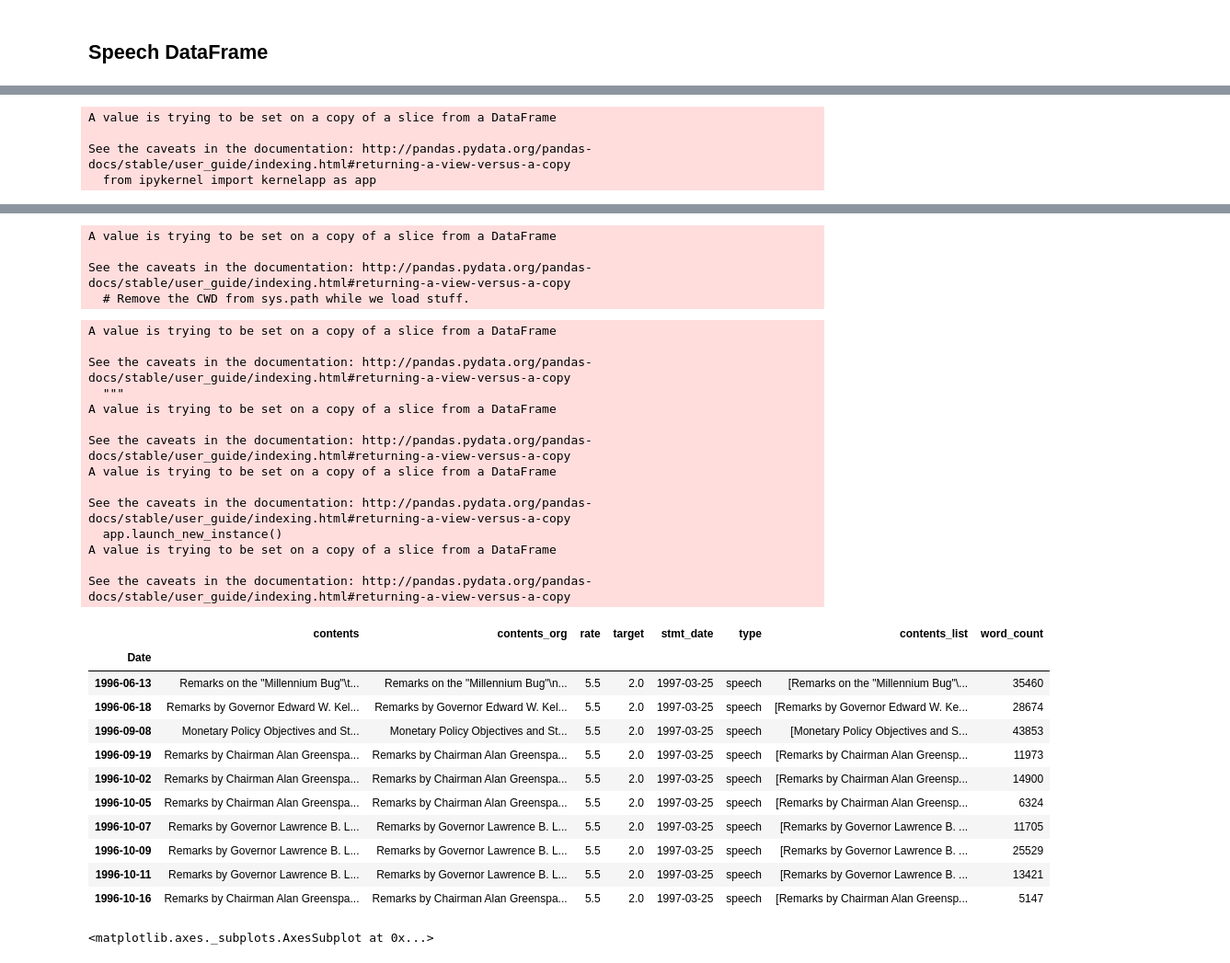
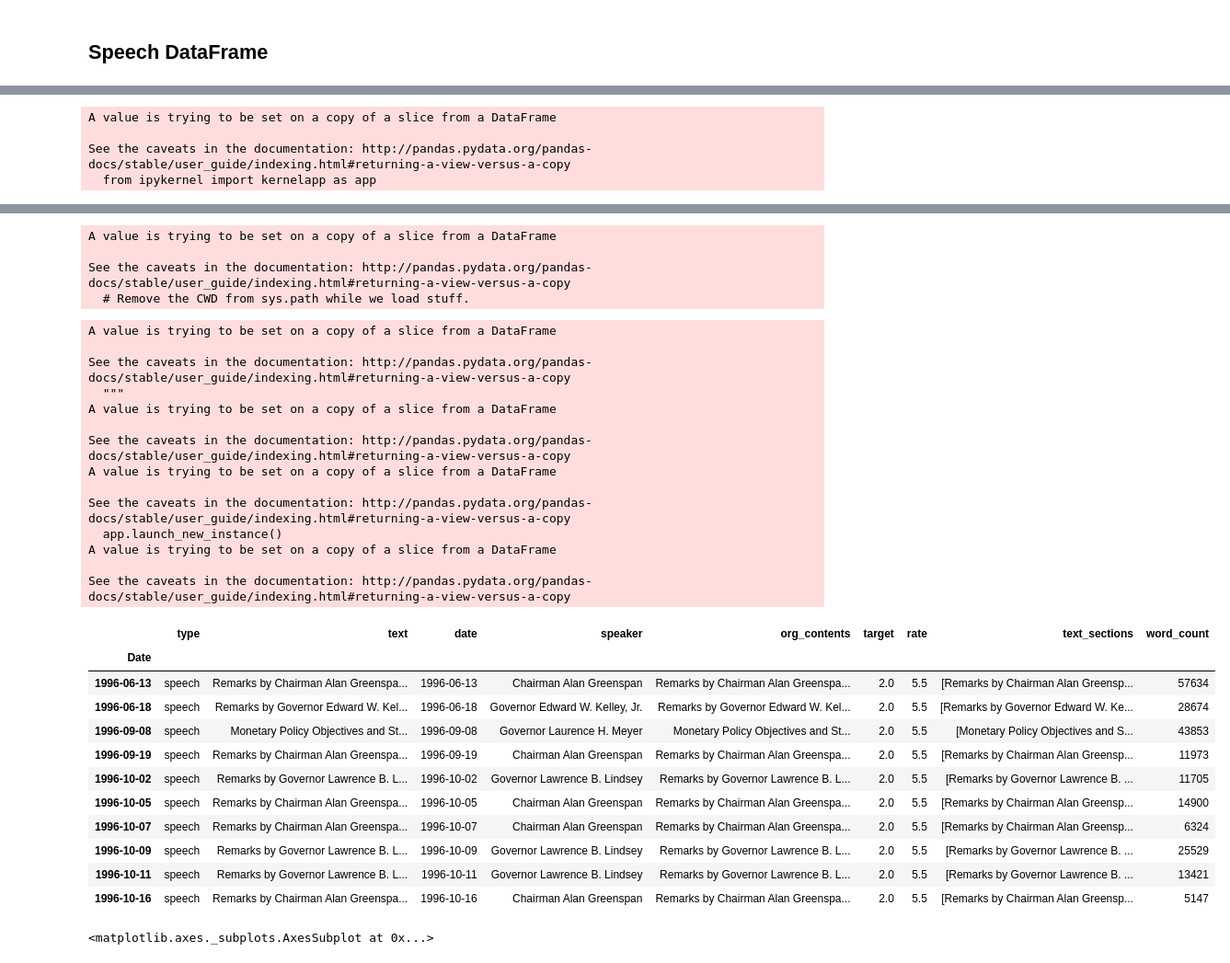
Before and after one commit to yukit-k/centralbank_analysis, a Jupyter notebook: src/FOMC_Analysis_Preprocess.ipynb, the cells around one changed output, grey strips where cells are left out. Shown at 92% size. Drawn from its saved outputs; the diff is of its cells as text; code cells hidden in the pictures.

```diff
--- a/src/FOMC_Analysis_Preprocess.ipynb
+++ b/src/FOMC_Analysis_Preprocess.ipynb
@@ -69,26 +69,26 @@ def get_rate(x):
         return None
 # %%
 def remove_short_section(df, min_words=50):
-    for i in range(len(df)):
-        contents_bk_0 = df["contents"][i]
+    for i in tqdm(range(len(df))):
+        contents_bk_0 = df["text"][i]
         contents_bk_20 = ""
-        df["contents"][i] = ""
-        for section in df["contents_list"][i]:
+        df["text"][i] = ""
+        for section in df["text_sections"][i]:
             words = re.findall(r'\b([a-zA-Z]+n\'t|[a-zA-Z]+\'s|[a-zA-Z]+)\b', section.lower())
             num_words = len(words)
             if num_words > min_words:
-                df["contents"][i] += section
+                df["text"][i] += section
             if num_words > 20:
                 contents_bk_20 += section
         # Fall back
-        if df["contents"][i] == "":
+        if df["text"][i] == "":
             if contents_bk_20 =="":
-                df["contents"][i] = contents_bk_0
+                df["text"][i] = contents_bk_0
             else:
-                df["contents"][i] = contents_bk_20
+                df["text"][i] = contents_bk_20
 
         # Update the word count
-        words = re.findall(r'\b([a-zA-Z]+n\'t|[a-zA-Z]+\'s|[a-zA-Z]+)\b', df["contents"][i].lower())
+        words = re.findall(r'\b([a-zA-Z]+n\'t|[a-zA-Z]+\'s|[a-zA-Z]+)\b', df["text"][i].lower())
         df['word_count'][i] = len(words)
 # %%
 def get_split(text, split_len=150, overlap=50):
@@ -696,53 +840,60 @@ speech_df
 # %%
-speech_df["contents_org"] = speech_df["contents"]
-speech_df['rate'] = speech_df.index.map(get_rate)
-speech_df['target'] = speech_df.index.map(get_rate_change)
-speech_df['stmt_date'] = speech_df.index.map(get_statement_date)
-speech_df["type"] = "speech"
-speech_df.dropna(inplace=True, axis=0, subset=['target'])
+# Reorganize the dataframe
+dict = {
+    "type": pd.Series(["speech"]*len(speech_df), index=speech_df.index),
+    "text": speech_df["contents"],
+    "date": speech_df.index,
+    "speaker": speech_df["speaker"],
+    "org_contents": speech_df["contents"],
+    "target": speech_df.index.map(get_rate_change),
+    "rate": speech_df.index.map(get_rate)
+}
+
+speech_df = pd.DataFrame(dict)
+speech_df.dropna(subset=['target'], axis=0, inplace=True)
 
 remove_return_code(speech_df)
 separate_sections(speech_df)
 add_word_count(speech_df)
 remove_short_section(speech_df, 50)
 
 speech_df.head(10)
 # %% [output]
 A value is trying to be set on a copy of a slice from a DataFrame
 
 See the caveats in the documentation: http://pandas.pydata.org/pandas-docs/stable/user_guide/indexing.html#returning-a-view-versus-a-copy
   from ipykernel import kernelapp as app
 [interactive output not drawn]
 A value is trying to be set on a copy of a slice from a DataFrame
 
 See the caveats in the documentation: http://pandas.pydata.org/pandas-docs/stable/user_guide/indexing.html#returning-a-view-versus-a-copy
   # Remove the CWD from sys.path while we load stuff.
 A value is trying to be set on a copy of a slice from a DataFrame
 
 See the caveats in the documentation: http://pandas.pydata.org/pandas-docs/stable/user_guide/indexing.html#returning-a-view-versus-a-copy
   """
 A value is trying to be set on a copy of a slice from a DataFrame
 
 See the caveats in the documentation: http://pandas.pydata.org/pandas-docs/stable/user_guide/indexing.html#returning-a-view-versus-a-copy
 A value is trying to be set on a copy of a slice from a DataFrame
 
 See the caveats in the documentation: http://pandas.pydata.org/pandas-docs/stable/user_guide/indexing.html#returning-a-view-versus-a-copy
   app.launch_new_instance()
 A value is trying to be set on a copy of a slice from a DataFrame
 
 See the caveats in the documentation: http://pandas.pydata.org/pandas-docs/stable/user_guide/indexing.html#returning-a-view-versus-a-copy
-|  | contents | contents_org | rate | target | stmt_date | type | contents_list | word_count |
-| Date |  |  |  |  |  |  |  |  |
-| 1996-06-13 | Remarks on the "Millennium Bug"\t... | Remarks on the "Millennium Bug"\n... | 5.5 | 2.0 | 1997-03-25 | speech | [Remarks on the "Millennium Bug"\... | 35460 |
-| 1996-06-18 | Remarks by Governor Edward W. Kel... | Remarks by Governor Edward W. Kel... | 5.5 | 2.0 | 1997-03-25 | speech | [Remarks by Governor Edward W. Ke... | 28674 |
-| 1996-09-08 | Monetary Policy Objectives and St... | Monetary Policy Objectives and St... | 5.5 | 2.0 | 1997-03-25 | speech | [Monetary Policy Objectives and S... | 43853 |
-| 1996-09-19 | Remarks by Chairman Alan Greenspa... | Remarks by Chairman Alan Greenspa... | 5.5 | 2.0 | 1997-03-25 | speech | [Remarks by Chairman Alan Greensp... | 11973 |
-| 1996-10-02 | Remarks by Chairman Alan Greenspa... | Remarks by Chairman Alan Greenspa... | 5.5 | 2.0 | 1997-03-25 | speech | [Remarks by Chairman Alan Greensp... | 14900 |
-| 1996-10-05 | Remarks by Chairman Alan Greenspa... | Remarks by Chairman Alan Greenspa... | 5.5 | 2.0 | 1997-03-25 | speech | [Remarks by Chairman Alan Greensp... | 6324 |
-| 1996-10-07 | Remarks by Governor Lawrence B. L... | Remarks by Governor Lawrence B. L... | 5.5 | 2.0 | 1997-03-25 | speech | [Remarks by Governor Lawrence B. ... | 11705 |
-| 1996-10-09 | Remarks by Governor Lawrence B. L... | Remarks by Governor Lawrence B. L... | 5.5 | 2.0 | 1997-03-25 | speech | [Remarks by Governor Lawrence B. ... | 25529 |
-| 1996-10-11 | Remarks by Governor Lawrence B. L... | Remarks by Governor Lawrence B. L... | 5.5 | 2.0 | 1997-03-25 | speech | [Remarks by Governor Lawrence B. ... | 13421 |
-| 1996-10-16 | Remarks by Chairman Alan Greenspa... | Remarks by Chairman Alan Greenspa... | 5.5 | 2.0 | 1997-03-25 | speech | [Remarks by Chairman Alan Greensp... | 5147 |
+|  | type | text | date | speaker | org_contents | target | rate | text_sections | word_count |
+| Date |  |  |  |  |  |  |  |  |  |
+| 1996-06-13 | speech | Remarks by Chairman Alan Greenspa... | 1996-06-13 | Chairman Alan Greenspan | Remarks by Chairman Alan Greenspa... | 2.0 | 5.5 | [Remarks by Chairman Alan Greensp... | 57634 |
+| 1996-06-18 | speech | Remarks by Governor Edward W. Kel... | 1996-06-18 | Governor Edward W. Kelley, Jr. | Remarks by Governor Edward W. Kel... | 2.0 | 5.5 | [Remarks by Governor Edward W. Ke... | 28674 |
+| 1996-09-08 | speech | Monetary Policy Objectives and St... | 1996-09-08 | Governor Laurence H. Meyer | Monetary Policy Objectives and St... | 2.0 | 5.5 | [Monetary Policy Objectives and S... | 43853 |
+| 1996-09-19 | speech | Remarks by Chairman Alan Greenspa... | 1996-09-19 | Chairman Alan Greenspan | Remarks by Chairman Alan Greenspa... | 2.0 | 5.5 | [Remarks by Chairman Alan Greensp... | 11973 |
+| 1996-10-02 | speech | Remarks by Governor Lawrence B. L... | 1996-10-02 | Governor Lawrence B. Lindsey | Remarks by Governor Lawrence B. L... | 2.0 | 5.5 | [Remarks by Governor Lawrence B. ... | 11705 |
+| 1996-10-05 | speech | Remarks by Chairman Alan Greenspa... | 1996-10-05 | Chairman Alan Greenspan | Remarks by Chairman Alan Greenspa... | 2.0 | 5.5 | [Remarks by Chairman Alan Greensp... | 14900 |
+| 1996-10-07 | speech | Remarks by Chairman Alan Greenspa... | 1996-10-07 | Chairman Alan Greenspan | Remarks by Chairman Alan Greenspa... | 2.0 | 5.5 | [Remarks by Chairman Alan Greensp... | 6324 |
+| 1996-10-09 | speech | Remarks by Governor Lawrence B. L... | 1996-10-09 | Governor Lawrence B. Lindsey | Remarks by Governor Lawrence B. L... | 2.0 | 5.5 | [Remarks by Governor Lawrence B. ... | 25529 |
+| 1996-10-11 | speech | Remarks by Governor Lawrence B. L... | 1996-10-11 | Governor Lawrence B. Lindsey | Remarks by Governor Lawrence B. L... | 2.0 | 5.5 | [Remarks by Governor Lawrence B. ... | 13421 |
+| 1996-10-16 | speech | Remarks by Chairman Alan Greenspa... | 1996-10-16 | Chairman Alan Greenspan | Remarks by Chairman Alan Greenspa... | 2.0 | 5.5 | [Remarks by Chairman Alan Greensp... | 5147 |
 # %%
 sns.distplot(speech_df["word_count"], bins=100)
 # %% [output]
```
Also changed, not shown: parts of 43 cells of this notebook.
